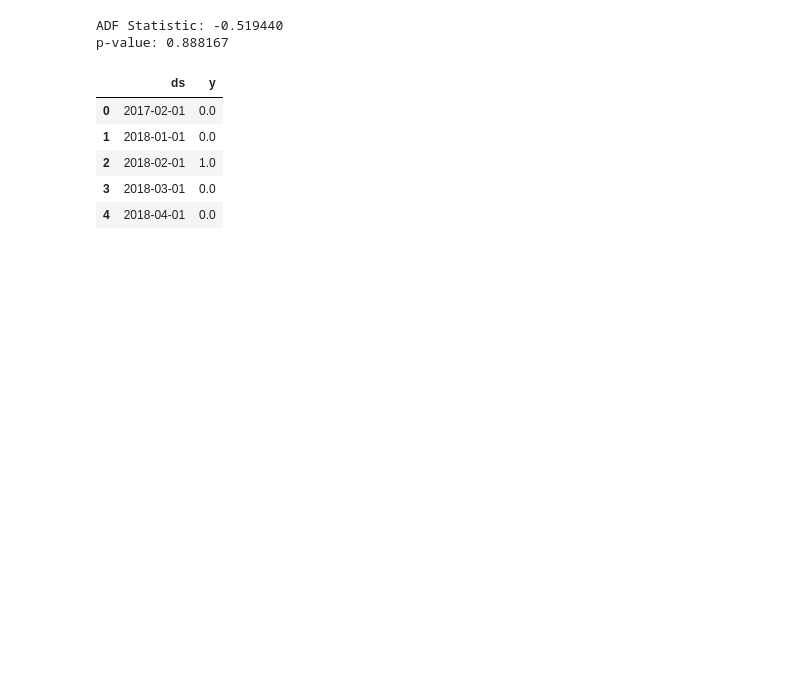
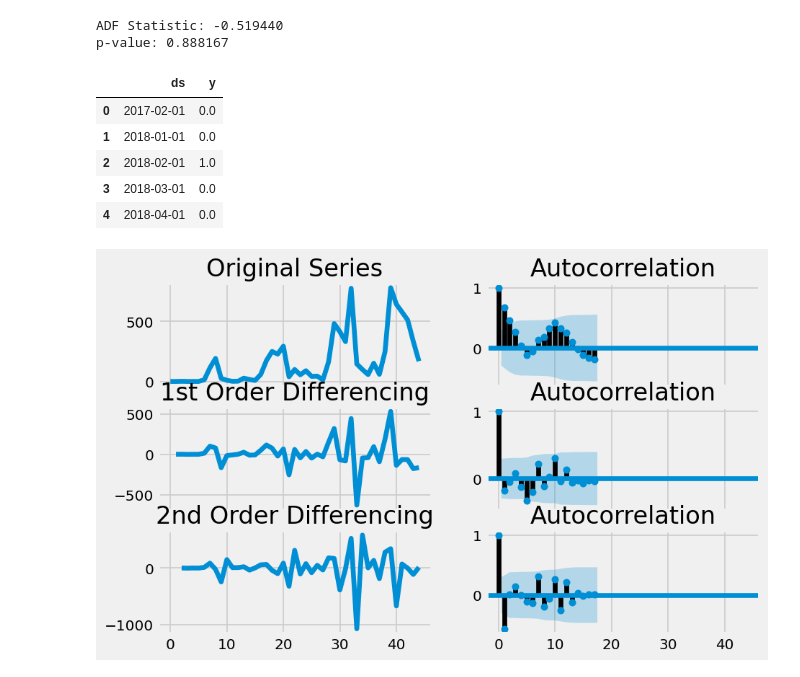
Before and after one commit to fengtastics/111-Capstone, a Jupyter notebook: Arterra_Project.ipynb, the cells around one changed output. Drawn from its saved outputs; the diff is of its cells as text; code cells hidden in the pictures; blank space fills up the shorter version.

```diff
--- a/Arterra_Project.ipynb
+++ b/Arterra_Project.ipynb
@@ -246,6 +231,24 @@ df.head()
 | 2 | 2018-02-01 | 1.0 |
 | 3 | 2018-03-01 | 0.0 |
 | 4 | 2018-04-01 | 0.0 |
+# %%
+plt.rcParams.update({'figure.figsize':(8,5), 'figure.dpi':120})
+# Original Series
+fig, axes = plt.subplots(3, 2, sharex=True)
+axes[0, 0].plot(df.y); axes[0, 0].set_title('Original Series')
+sm.graphics.tsa.plot_acf(df.y, ax=axes[0, 1])
+
+# 1st Differencing
+axes[1, 0].plot(df.y.diff()); axes[1, 0].set_title('1st Order Differencing')
+plot_acf(df.y.diff().dropna(), ax=axes[1, 1])
+
+# 2nd Differencing
+axes[2, 0].plot(df.y.diff().diff()); axes[2, 0].set_title('2nd Order Differencing')
+plot_acf(df.y.diff().diff().dropna(), ax=axes[2, 1])
+
+plt.show()
+# %% [output]
+[figure, added]
 # %%
 Varietal_model = Prophet(interval_width=0.95)
 Varietal_model.fit(df)
```
Also changed, not shown: parts of 7 cells of this notebook.
